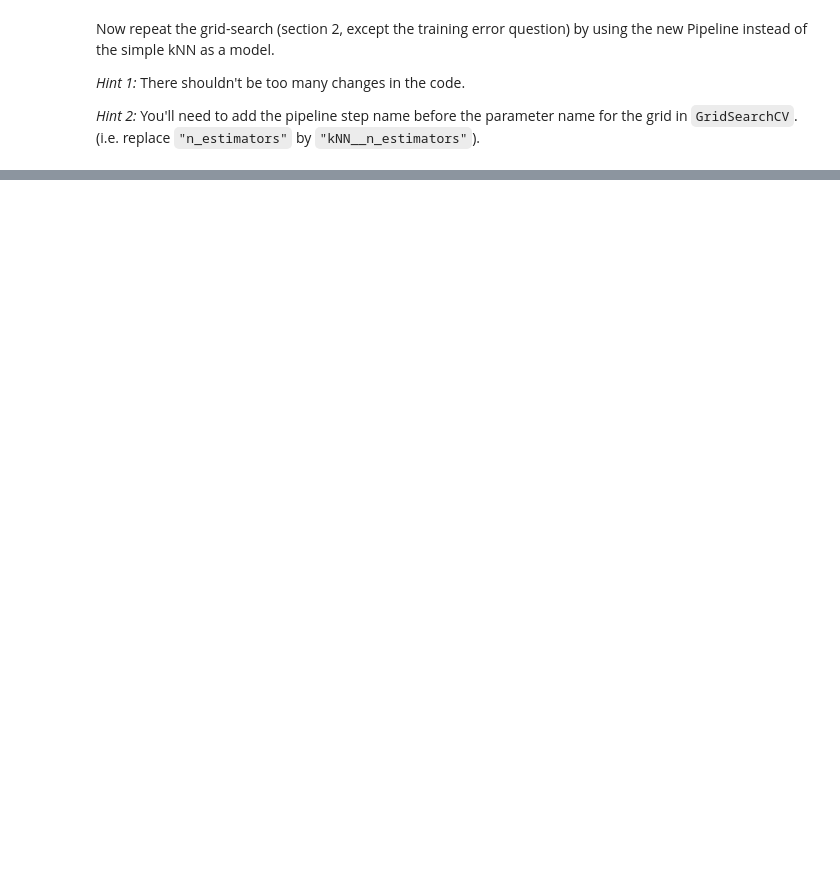
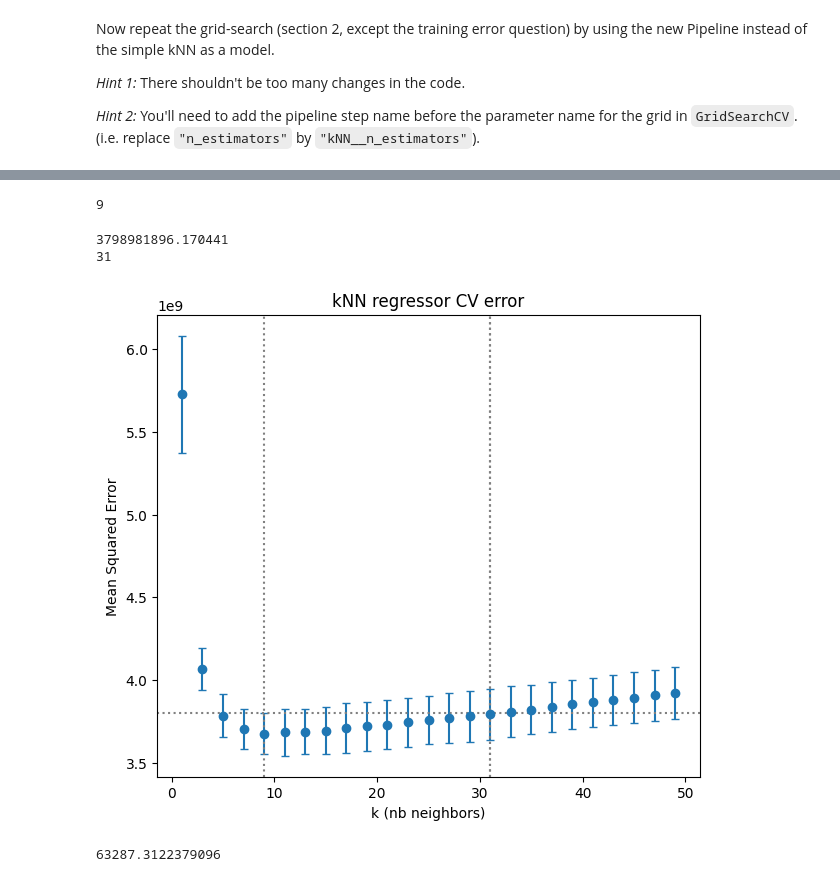
Before and after one commit to Guus03/MSc-Business-Analytics, a Jupyter notebook: Machine-Learning/Exercise_03.ipynb, the cells around one changed output, grey strips where cells are left out. Cells and saved outputs as stored; diff of their text form; code cells hidden in the pictures; blank space fills up the shorter version.

```diff
--- a/Machine-Learning/Exercise_03.ipynb
+++ b/Machine-Learning/Exercise_03.ipynb
@@ -238,0 +348,5 @@ _Hint 2:_ You'll need to add the pipeline step name before the parameter name fo
+# %%
+#Declare and fit the grid search:
+knn_pipe_CV = GridSearchCV(estimator=knn_pipe, param_grid=hyper_parameters_pipe, scoring="neg_mean_squared_error",
+                       cv=KFold(n_splits=10, shuffle=True, random_state=1))
+fit = knn_pipe_CV.fit(X, y)
@@ -238,0 +372,58 @@ _Hint 2:_ You'll need to add the pipeline step name before the parameter name fo
+# %%
+#Compute "best" k value and its index:
+resCV = knn_pipe_CV.cv_results_
+
+# Get positive MSEs, get stds and get the k values.
+test_MSEs = -resCV['mean_test_score']
+std_test_MSEs = resCV['std_test_score']
+k_grid = resCV['param_kNN__n_neighbors'].data
+
+# View where the best k is located in the grid and print it.
+index_best = test_MSEs.argmin() # index of the k value with the lowest MSE estimate
+best_k_new = k_grid[index_best]
+print(best_k_new)
+
+# 9 is the same as we saw in the previous cell with ascending values, which is probably the easier way to find the best k value.
+# %% [output]
+9
+# %%
+#compute best k based on one std error rule:
+# We want the simplest model that is within 1 standard error of the best model. This is the highest k, as the higher the k the closer to a general (mean) model.
+MeanWithSTD = test_MSEs[index_best] + std_test_MSEs[index_best]
+print(MeanWithSTD)
+
+one_se_rule_best_k_new = resCV['param_kNN__n_neighbors'][test_MSEs <= MeanWithSTD].max()
+print(one_se_rule_best_k_new)
+
+# The model with k = 31 is the simplest model that falls within 1 sd of the best model, so we will use k = 31. This leads to lower flexibility and less variance.
+# %% [output]
+3798981896.170441
+31
+# %%
+#Plot the grid-search results:
+plt.figure(figsize=(7,6))
+plt.errorbar(x=k_grid, y=test_MSEs, yerr=std_test_MSEs, fmt='o', capsize=3)
+
+plt.axvline(best_k_new, ls='dotted', color="grey")#vertical line at the k yielding minimum CV MSE
+plt.axvline(one_se_rule_best_k_new, ls='dotted', color="grey")#vertical line at best k value according to 1 std err rule
+plt.axvline(one_se_rule_best_k_new, ls='dotted', color="grey")#vertical line at best k value according to 1 std err rule
+plt.axhline(y=MeanWithSTD, ls='dotted', color="grey")#horizontal line at the mean + 1 sd of the best model
+
+plt.title("kNN regressor CV error")
+plt.xlabel('k (nb neighbors)')
+plt.ylabel('Mean Squared Error')
+plt.show()
+# %% [output]
+[figure, added]
+# %%
+#Fit the final model:
+knn_pipe_final = Pipeline([("scaler", StandardScaler()),
+                     ("kNN", KNeighborsRegressor(n_neighbors=one_se_rule_best_k_new))])
+
+# Fit
+knn_pipe_final.fit(X_train, y_train)
+
+# Final model test score
+root_mean_squared_error(y_test, knn_pipe_final.predict(X_test))
+# %% [output]
+63287.3122379096
```
Also changed, not shown: parts of 36 cells of this notebook.
